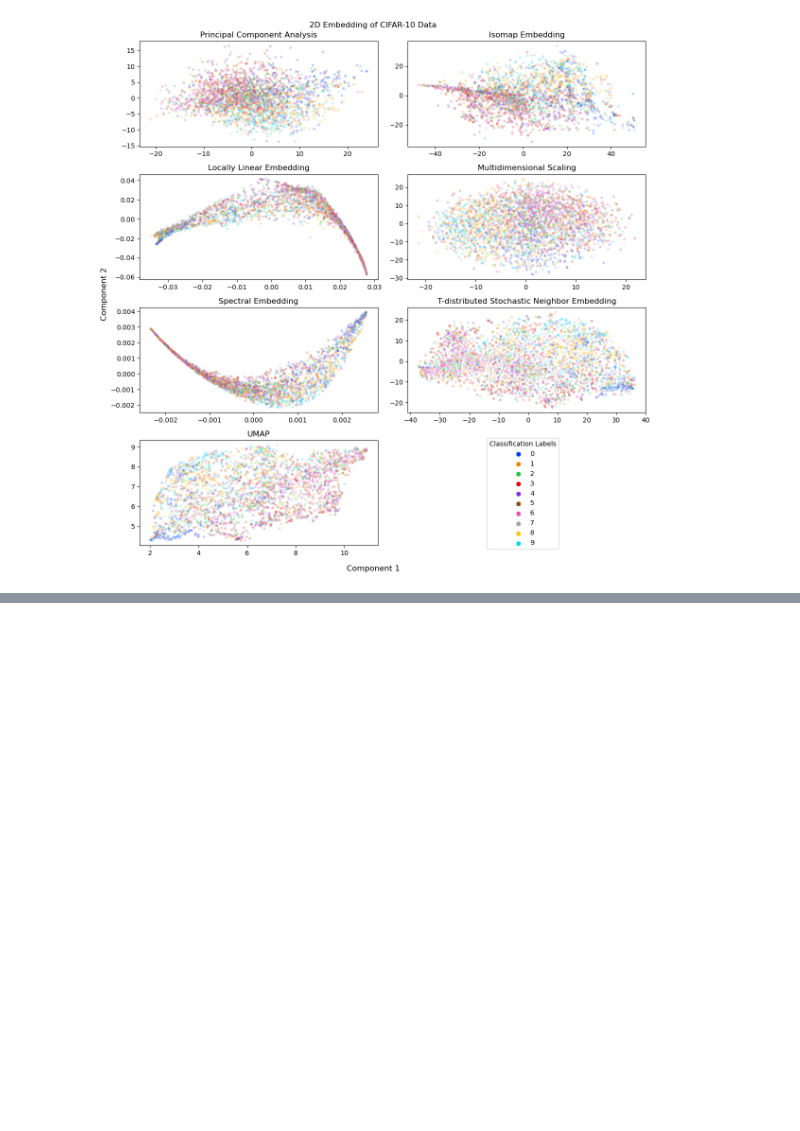
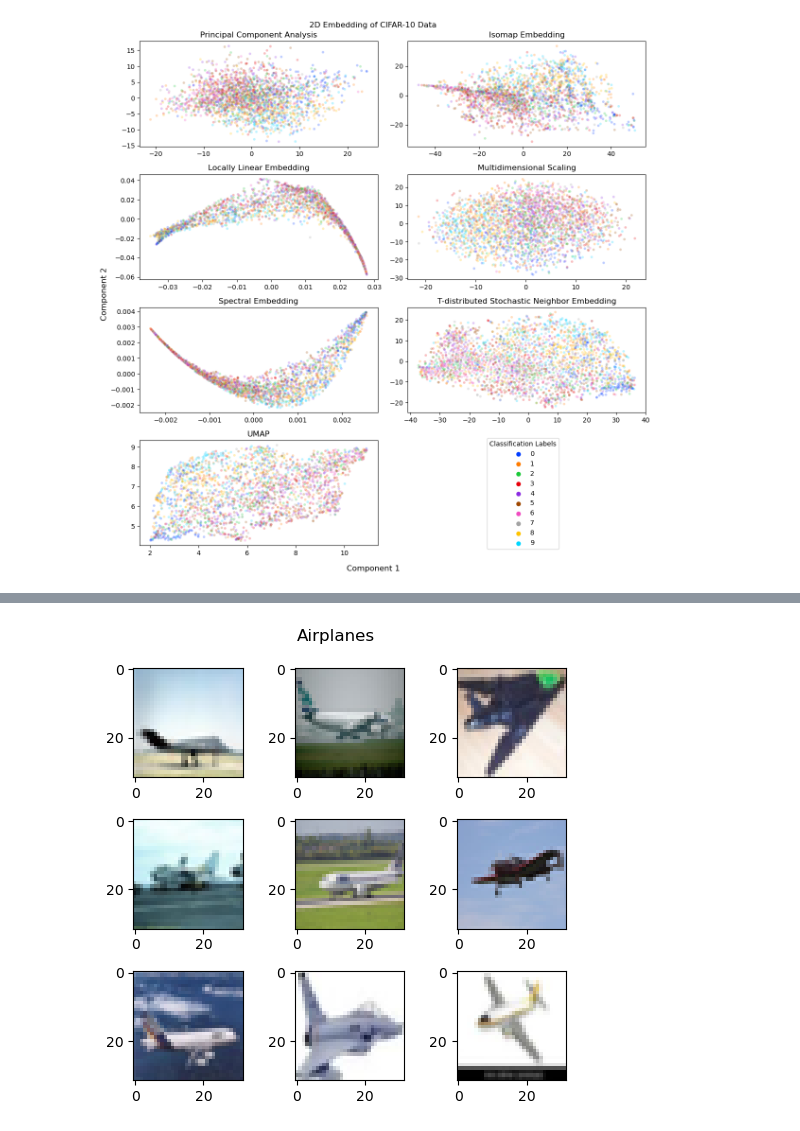
Before and after one commit to lau-allen/manifold-learning-comparison, a Jupyter notebook: dsei2100s23hw5p1.ipynb, the cells around one changed output, grey strips where cells are left out. Saved outputs shown, nothing was run; the diff lists cells and outputs as text; code cells hidden in the pictures; blank space fills up the shorter version.

```diff
--- a/dsei2100s23hw5p1.ipynb
+++ b/dsei2100s23hw5p1.ipynb
@@ -276,0 +283,17 @@ subplots_2D(x_dict,y_train)
+# %%
+def plot_class(class_label,title):
+    mask = y_train==class_label
+    fig,ax=plt.subplots(3,3,figsize=(5,5))
+    ax=ax.ravel()
+
+    for i in range(9):
+        ax[i].imshow(X_train[mask][i].reshape(32,32,3))
+
+    plt.suptitle(title)
+    plt.tight_layout()
+
+    return
+# %%
+plot_class(0,'Airplanes')
+# %% [output]
+[figure, added]
```
Also changed, not shown: parts of 7 cells of this notebook.
